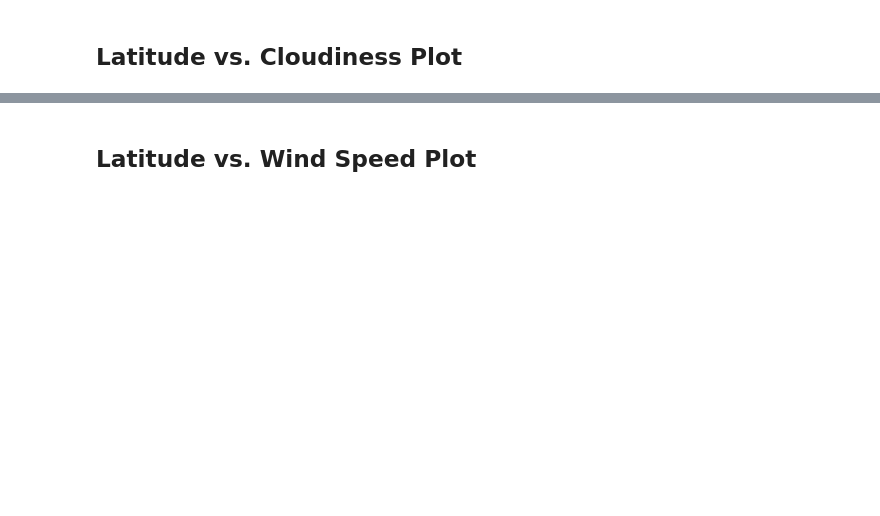
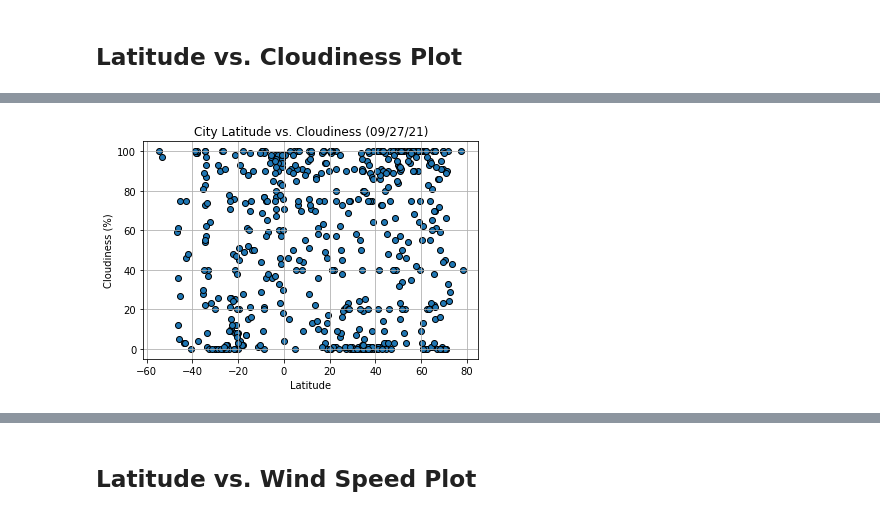
Before and after one commit to jrw99/python-api-challenge, a Jupyter notebook: code/WeatherPy.ipynb, the cells around one changed output, grey strips where cells are left out. Drawn from its saved outputs; the diff is of its cells as text; code cells hidden in the pictures; blank space fills up the shorter version.

```diff
--- a/code/WeatherPy.ipynb
+++ b/code/WeatherPy.ipynb
@@ -145,0 +282,18 @@ Int64Index([], dtype='int64')
+# %%
+# Scatter plot with border around marker
+plt.scatter(clean_city_data_df["Lat"], clean_city_data_df["Cloudiness"], edgecolors='k')
+
+# Label
+today = date.today()
+plt.title(f"City Latitude vs. Cloudiness ({today.strftime('%m/%d/%y')})")
+plt.ylabel("Cloudiness (%)")
+plt.xlabel("Latitude")
+plt.grid(True)
+
+# Save to image file
+plt.savefig(f"{output_data_loc}/Lat_vs_Cloudiness_InWorldCities.png")
+
+# Show plot
+plt.show()
+# %% [output]
+[figure, added]
```
Also changed, not shown: parts of 44 cells of this notebook, 15 other files.
